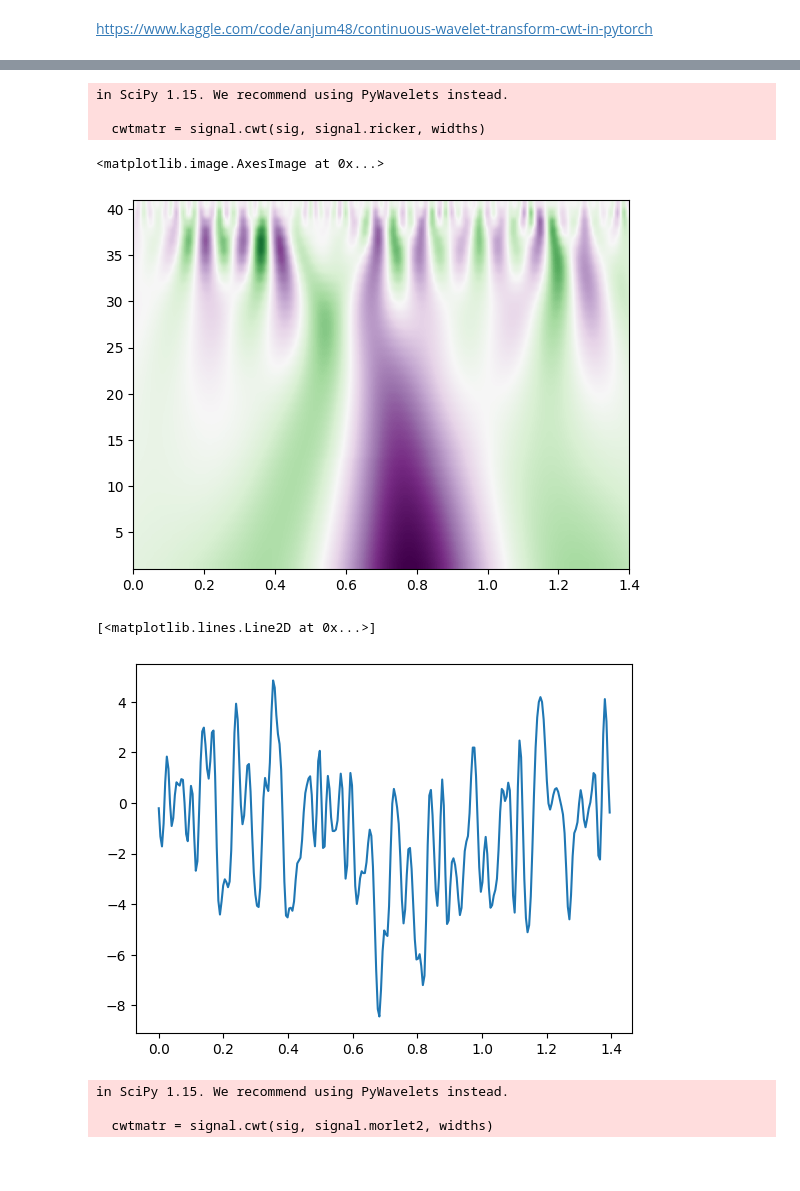
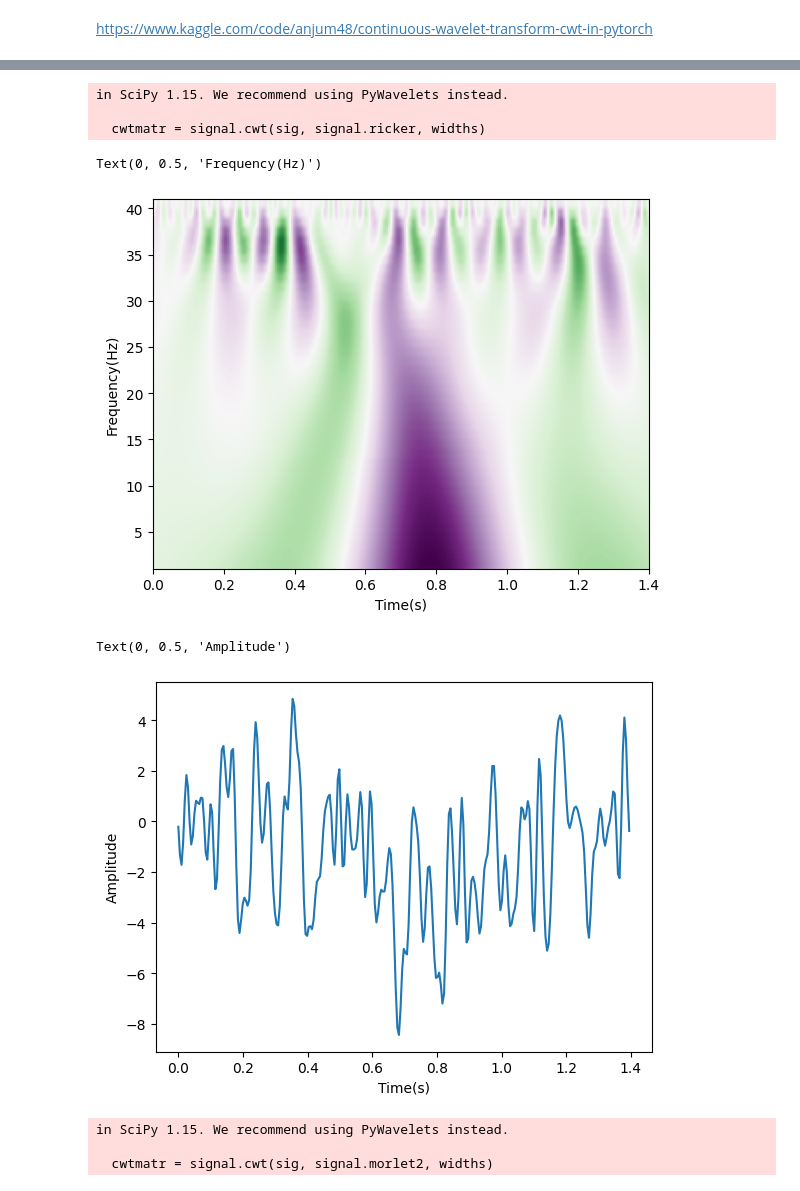
Before and after one commit to thousand-co/dl_lecture_competition_pub, a Jupyter notebook: MEG_EDA5.ipynb, the cells around one changed output, grey strips where cells are left out. Saved outputs shown, nothing was run; the diff lists cells and outputs as text; code cells hidden in the pictures; blank space fills up the shorter version.

```diff
--- a/MEG_EDA5.ipynb
+++ b/MEG_EDA5.ipynb
@@ -626,17 +628,21 @@ plt.imshow(
     vmax=abs(cwtmatr).max(),
     vmin=-abs(cwtmatr).max(),
 )
+plt.xlabel('Time(s)')
+plt.ylabel('Frequency(Hz)')
 # %% [output]
 in SciPy 1.15. We recommend using PyWavelets instead.
 
   cwtmatr = signal.cwt(sig, signal.ricker, widths)
-<matplotlib.image.AxesImage at 0x...>
+Text(0, 0.5, 'Frequency(Hz)')
-[figure, old version]
+[figure, new version]
 # %%
 plt.plot(t, sig)
+plt.xlabel('Time(s)')
+plt.ylabel('Amplitude')
 # %% [output]
-[<matplotlib.lines.Line2D at 0x...>]
+Text(0, 0.5, 'Amplitude')
-[figure, old version]
+[figure, new version]
 # %%
 cwtmatr = signal.cwt(sig, signal.morlet2, widths)
 
```
Also changed, not shown: parts of 1 cell of this notebook, 19 other files.
